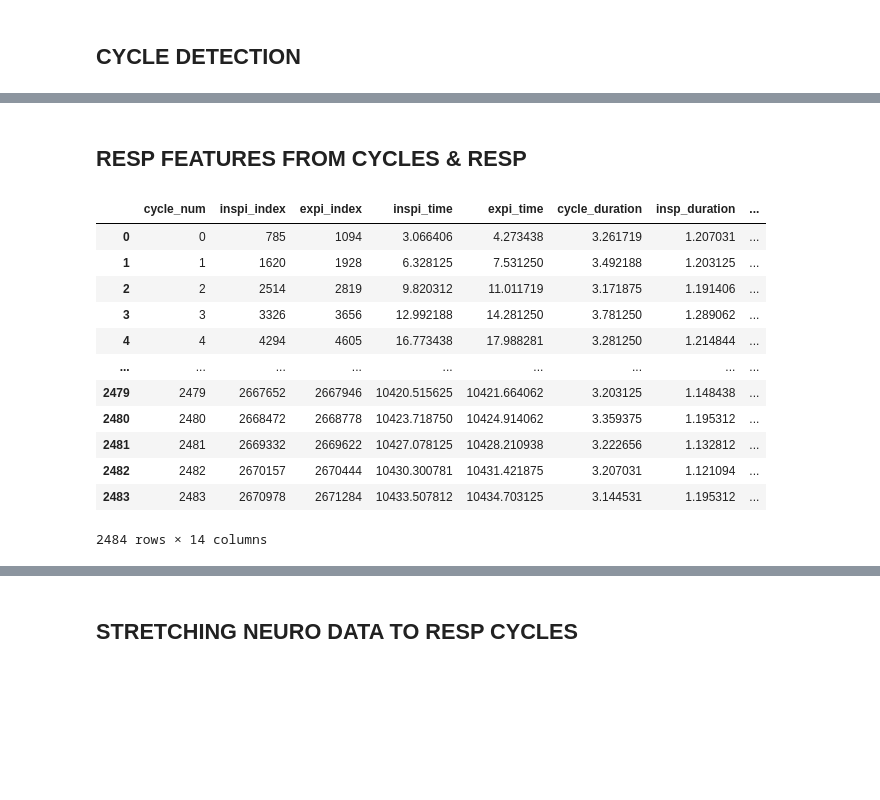
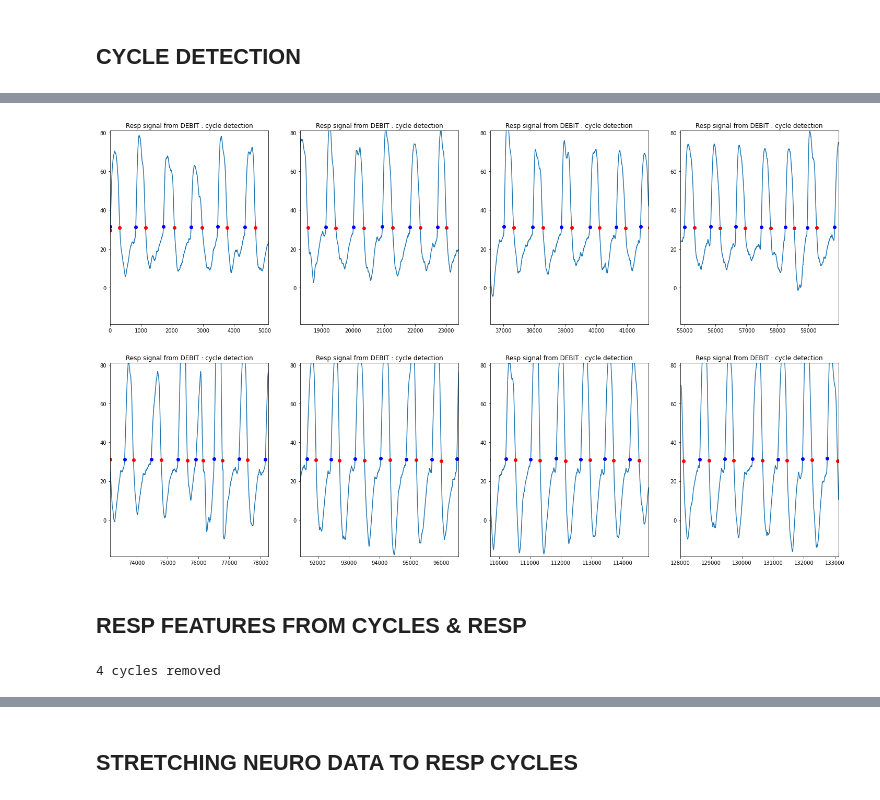
Before and after one commit to ValentinGhibaudo/Sleep_EEG_Respi, a Jupyter notebook: rsp_analysis.ipynb, the cells around one changed output, grey strips where cells are left out. Cells and saved outputs as stored; diff of their text form; code cells hidden in the pictures; blank space fills up the shorter version.

```diff
--- a/rsp_analysis.ipynb
+++ b/rsp_analysis.ipynb
@@ -72,14 +99,25 @@ def stretch_data(resp_features, nb_point_by_cycle, data, srate):
 
     return data_stretch
 # %%
-def plot_cycle_points(resp, cycles, t , srate=srate, save_presentation=save_presentation, rsp_chan=rsp_chan[patient]):
-    plt.figure()
-    plt.plot(resp_sig)
-    plt.plot(cycles[:,0], resp_sig[cycles[:,0]], 'o', color = 'b')
-    plt.plot(cycles[:,1], resp_sig[cycles[:,1]], 'o', color = 'r')
-    plt.xlim(t[0]*srate, t[1]*srate)
-    # plt.ylim(-20,20)
-    plt.title(f'Resp signal from {rsp_chan} : cycle detection')
+def plot_cycle_points(resp, cycles, tmins = np.linspace(0,500,8) , srate=srate, save_presentation=save_presentation, rsp_chan=rsp_chan[patient]):
+    # resp = gt.norm(resp)
+    fig, axs = plt.subplots(nrows = 2, ncols = 4, figsize = (25,15))
+
+    for i, tmin in enumerate(tmins):
+        if i < 4:
+            row = 0
+            col = i
+        else:
+            row = 1
+            col = i - 4
+        ax = axs[row, col]
+
+        ax.plot(resp)
+        ax.plot(cycles[:,0], resp[cycles[:,0]], 'o', color = 'b')
+        ax.plot(cycles[:,1], resp[cycles[:,1]], 'o', color = 'r')
+        ax.set_xlim(tmin*srate, (tmin + 20)*srate)
+        ax.set_ylim(np.mean(resp) - np.std(resp)*2.5,np.mean(resp) + np.std(resp)*2.5)
+        ax.set_title(f'Resp signal from {rsp_chan} : cycle detection')
     if save_presentation:
         plt.savefig('../presentation/rsp_cycle_detection')
     plt.show()
@@ -126,2 +131,8 @@ for start in range(0,250,25):
+# %%
+cycles = rsp_cycle_detection(resp_sig, method='sam')
+# %%
+plot_cycle_points(resp=resp_sig, cycles=cycles)
+# %% [output]
+[figure, added]
 # %% [markdown]
 ## RESP FEATURES FROM CYCLES & RESP
@@ -130,16 +138,0 @@ resp_features = get_all_respiration_features(resp_sig=resp_sig, sampling_rate=sr
-# %%
-resp_features
-# %% [output]
-|  | cycle_num | inspi_index | expi_index | inspi_time | expi_time | cycle_duration | insp_duration | ... |
-| 0 | 0 | 785 | 1094 | 3.066406 | 4.273438 | 3.261719 | 1.207031 | ... |
-| 1 | 1 | 1620 | 1928 | 6.328125 | 7.531250 | 3.492188 | 1.203125 | ... |
-| 2 | 2 | 2514 | 2819 | 9.820312 | 11.011719 | 3.171875 | 1.191406 | ... |
-| 3 | 3 | 3326 | 3656 | 12.992188 | 14.281250 | 3.781250 | 1.289062 | ... |
-| 4 | 4 | 4294 | 4605 | 16.773438 | 17.988281 | 3.281250 | 1.214844 | ... |
-| ... | ... | ... | ... | ... | ... | ... | ... | ... |
-| 2479 | 2479 | 2667652 | 2667946 | 10420.515625 | 10421.664062 | 3.203125 | 1.148438 | ... |
-| 2480 | 2480 | 2668472 | 2668778 | 10423.718750 | 10424.914062 | 3.359375 | 1.195312 | ... |
-| 2481 | 2481 | 2669332 | 2669622 | 10427.078125 | 10428.210938 | 3.222656 | 1.132812 | ... |
-| 2482 | 2482 | 2670157 | 2670444 | 10430.300781 | 10431.421875 | 3.207031 | 1.121094 | ... |
-| 2483 | 2483 | 2670978 | 2671284 | 10433.507812 | 10434.703125 | 3.144531 | 1.195312 | ... |
-2484 rows × 14 columns
@@ -145,0 +156,4 @@ resp_features
+# %%
+resp_features = get_clean_rsp_features(resp_sig, cycles)
+# %% [output]
+4 cycles removed
```
Also changed, not shown: parts of 8 cells of this notebook, 4 other files.
